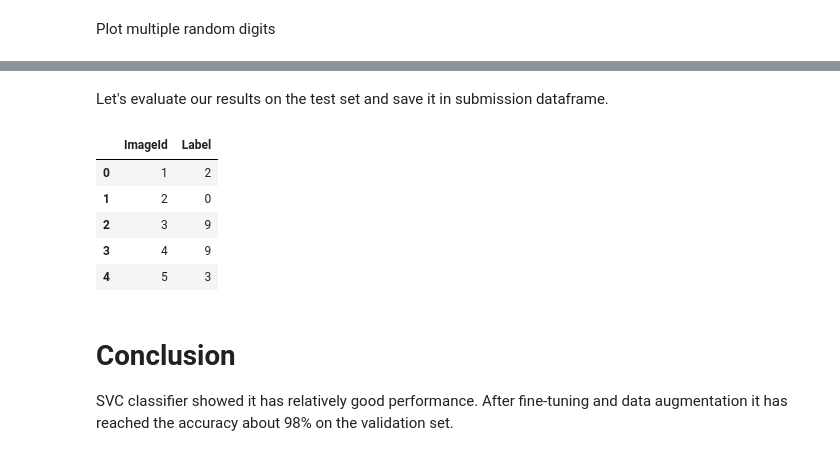
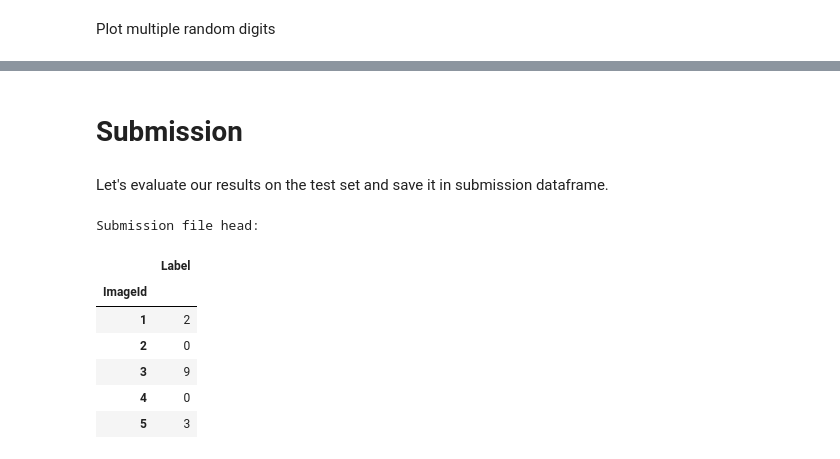
Before and after one commit to Andrey123qq2/Kaggle-Notebooks, a Jupyter notebook: digit-recognizer-pca-svc.ipynb, the cells around one changed output, grey strips where cells are left out. Drawn from its saved outputs; the diff is of its cells as text; code cells hidden in the pictures.

Commit message:
Kaggle Notebook | Digit Recognizer (PCA+VotingClassifier ) | Version 8

```diff
--- a/digit-recognizer-pca-svc.ipynb
+++ b/digit-recognizer-pca-svc.ipynb
@@ -578,0 +822,5 @@ Accuracy: 98.8476%
+# %%
+pipe_no_deskewed = copy.copy(full_pipeline).set_params(model=SVC())
+pipe_no_deskewed.fit(X_train, y_train)
+report_nodes = EstimatorReport(pipe_no_deskewed, X_val, y_val, [], [], "SVC (PCA, Scaler, no deskew)")
+report_nodes.display_report()
@@ -578,0 +831,5 @@ Accuracy: 98.8476%
+# %%
+pipe_deskewed = copy.copy(full_pipeline).set_params(model=SVC())
+pipe_deskewed.fit(X_train_deskewed, y_train)
+report_des = EstimatorReport(pipe_deskewed, X_val_deskewed, y_val, [], [], "SVC (PCA, Scaler, deskew)")
+report_des.display_report()
@@ -578,0 +1515,16 @@ Accuracy: 98.8476%
+# %%
+estimators_vt = [
+    ('best_svc', best_svc['model']),
+    ('best_knn', best_knn['model']),
+    ('best_adb_hb', best_adb_hb['model']),
+    ('best_hb', best_hb['model']),
+    ('best_et', best_et['model']),
+    ('best_rf', best_rf['model']),
+]
+pipe_vt = copy.copy(full_pipeline)
+pipe_vt.set_params(model=VotingClassifier(estimators=estimators_vt, voting='soft', verbose=1,
+                                          weights=[10, 4, 3, 1, 1, 1]
+                                         ))
+pipe_vt.fit(X_train_des_aug, y_train_aug)
+report_vt = EstimatorReport(pipe_vt, X_val_deskewed, y_val, [], [], "VotingClassifier")
+report_vt.display_report()
@@ -579,2 +1541,4 @@ Accuracy: 98.8476%
+# %% [markdown]
+# Submission <a class="anchor" id="submission"></a>
 # %% [markdown]
 Let's evaluate our results on the test set and save it in submission dataframe.
@@ -583,12 +1545,22 @@ final_predictions = tuned_estimator.predict(dataset_test.to_numpy())
+# %%
+def create_submissions(estimator, test_data, index_data, index_col, target_col):
+    sumbission = pd.DataFrame(
+        {
+            index_col: index_data,
+            target_col: estimator.predict(test_data),
+        }
+    ).set_index(index_col)
+    sumbission.to_csv("submission.csv")
+#     print("Submission file head:")
+#     display(sumbission.head())
 # %%
-submission = pd.DataFrame({
-    "ImageId": np.arange(1, len(dataset_test)+1),
-    "Label": final_predictions})
-submission.head()
+create_submissions(pipe_vt, test_data_deskewed, np.arange(1, len(test_data_deskewed)+1), 'ImageId', 'Label')
 # %% [output]
+Submission file head:
-|  | ImageId | Label |
-| 0 | 1 | 2 |
-| 1 | 2 | 0 |
-| 2 | 3 | 9 |
-| 3 | 4 | 9 |
-| 4 | 5 | 3 |
+|  | Label |
+| ImageId |  |
+| 1 | 2 |
+| 2 | 0 |
+| 3 | 9 |
+| 4 | 0 |
+| 5 | 3 |
@@ -597,3 +1566,0 @@ submission.to_csv('submission.csv', index=False)
-# %% [markdown]
-# Conclusion
-SVC classifier showed it has relatively good performance. After fine-tuning and data augmentation it has reached the accuracy about 98% on the validation set.
```
Also changed, not shown: parts of 193 cells of this notebook.
